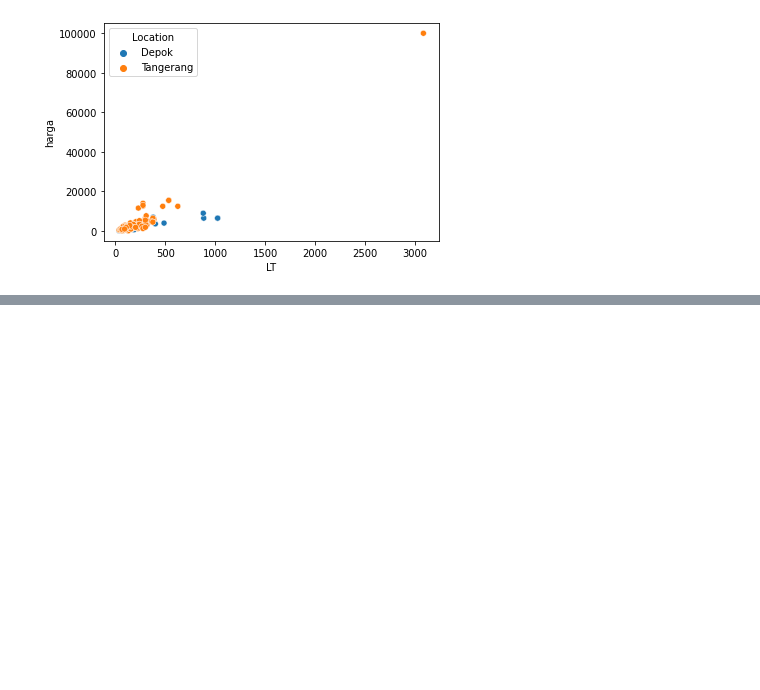
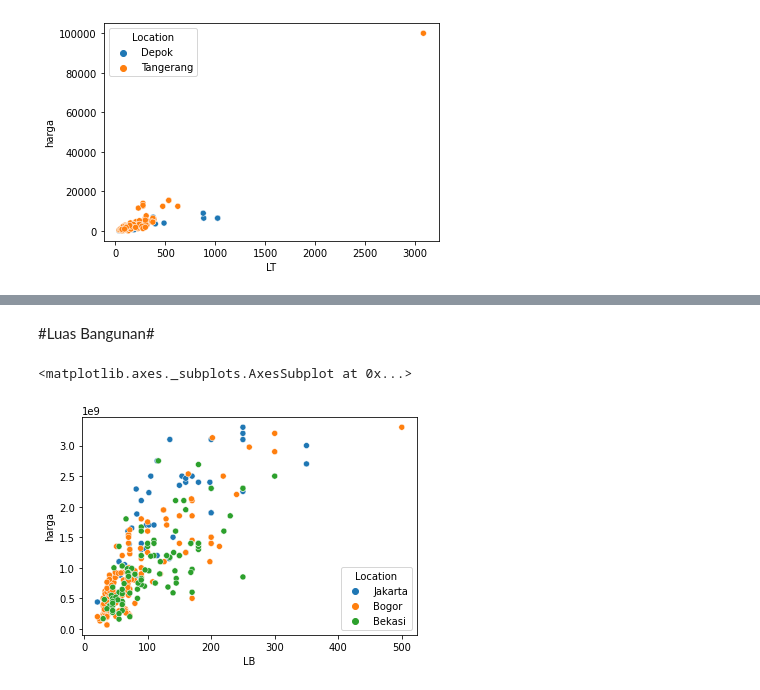
Before and after one commit to jamesgunadi24/Case-Study-01-Data-Mining---EDA---Ganjil-2022-Kelompok-L, a Jupyter notebook: Datamining_Case_Study_Group_L.ipynb, the cells around one changed output, grey strips where cells are left out. Saved outputs shown, nothing was run; the diff lists cells and outputs as text; code cells hidden in the pictures; blank space fills up the shorter version.

```diff
--- a/Datamining_Case_Study_Group_L.ipynb
+++ b/Datamining_Case_Study_Group_L.ipynb
@@ -223,0 +236,7 @@ sns.scatterplot(data=Deta_LT, y="harga",x="LT",hue="Location")
+# %% [markdown]
+#Luas Bangunan#
+# %%
+sns.scatterplot(data=Jabobe, y="harga",x="LB",hue="Location")
+# %% [output]
+<matplotlib.axes._subplots.AxesSubplot at 0x...>
+[figure, added]
```
Also changed, not shown: parts of 15 cells of this notebook.
